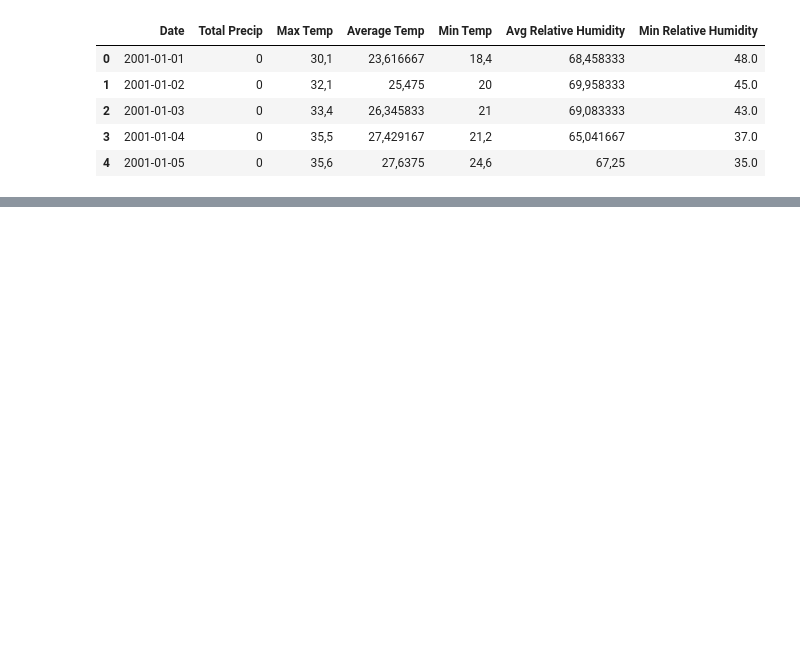
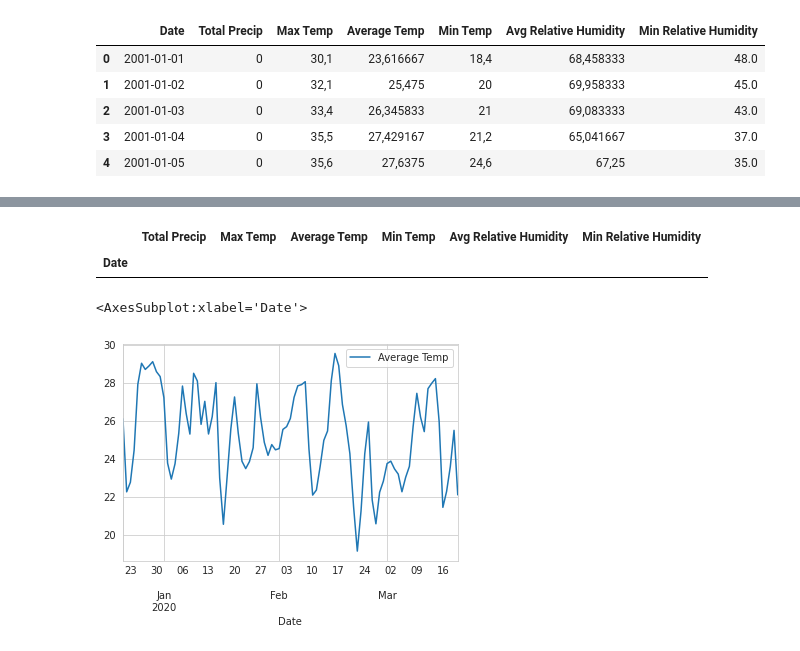
Before and after one commit to attrindade/poa-weather-analysis, a Jupyter notebook: weather-comparation.ipynb, the cells around one changed output, grey strips where cells are left out. Cells and saved outputs as stored; diff of their text form; code cells hidden in the pictures; blank space fills up the shorter version.

```diff
--- a/weather-comparation.ipynb
+++ b/weather-comparation.ipynb
@@ -91,0 +105,21 @@ sns.displot(by_year['Average Temp'],kind='kde')
+# %%
+#Separating by summers, winters and years (in the south hemisphere)
+summer_start, summer_end = '-12-21', '-03-20'
+winter_start, winter_end = '-05-21', '-09-22'
+year_start, year_end = '-01-01', '-12-31'
+
+
+#Initializing with 0 to make the index of years to reflect it's year
+summers = [0]
+winters = [0]
+years = [0]
+
+year = 2000
+
+for i in range(1,23):
+
+    year_i = str(year + i)
+
+    summers.append(poaw.loc[year_i + summer_start:str(year+i+1) + summer_end]) #Correction because the summer ends in the next year
+    winters.append(poaw.loc[year_i + winter_start:year_i + winter_end])
+    years.append(poaw.loc[year_i + year_start:year_i + year_end])
@@ -91,0 +143,10 @@ sns.displot(by_year['Average Temp'],kind='kde')
+# %%
+poaw.loc[('2001-12-21'):('2001'+summer_end)]
+# %% [output]
+|  | Total Precip | Max Temp | Average Temp | Min Temp | Avg Relative Humidity | Min Relative Humidity |
+| Date |  |  |  |  |  |  |
+# %%
+summers[19].plot(y='Average Temp')
+# %% [output]
+<AxesSubplot:xlabel='Date'>
+[figure, added]
```
Also changed, not shown: parts of 11 cells of this notebook.
